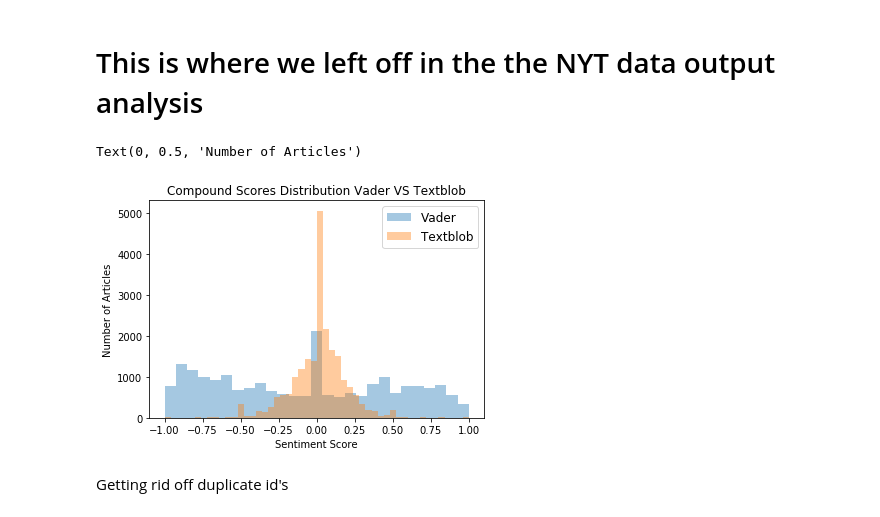
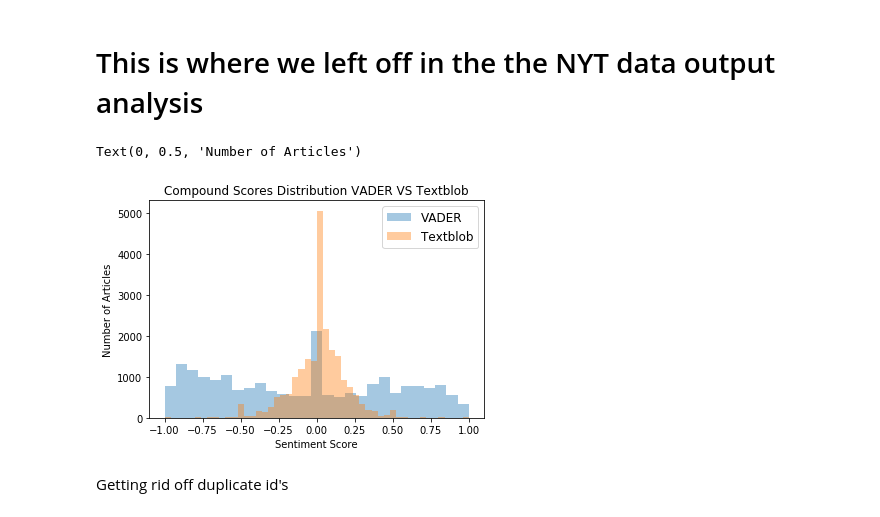
Before and after one commit to gcarvajal1222/Sentiment-Analysis-NYT-Immigration-Articles, a Jupyter notebook: Retraining Words NYT.ipynb, the cells around one changed output. Saved outputs shown, nothing was run; the diff lists cells and outputs as text; code cells hidden in the pictures.

```diff
--- a/Retraining Words NYT.ipynb
+++ b/Retraining Words NYT.ipynb
@@ -84,20 +84,20 @@ df_first_run = pd.read_excel("NYT_data_1980_to_2020_V2.xlsx")
 # This is where we left off in the the NYT data output analysis
 # %%
 
-sns.distplot(df_first_run['compound_scores_vader'],  kde=False, label='Vader')
+sns.distplot(df_first_run['compound_scores_vader'],  kde=False, label='VADER')
 
 #df =gapminder[gapminder.continent == 'Americas']
 sns.distplot(df_first_run['sentiment_scores_textblob'],  kde=False,label='Textblob')
 
 
 # Plot formatting
 plt.legend(prop={'size': 12})
-plt.title('Compound Scores Distribution Vader VS Textblob')
+plt.title('Compound Scores Distribution VADER VS Textblob')
 plt.xlabel('Sentiment Score')
 plt.ylabel('Number of Articles')
 # %% [output]
 Text(0, 0.5, 'Number of Articles')
-[figure, old version]
+[figure, new version]
 # %%
 df = pd.read_csv('Sentiment-Analysis-NYT-Articlesdir\\allNYTSearch1980to2020.txt', sep = "\t", encoding = 'iso-8859-1')
 # %% [markdown]
```
Also changed, not shown: 1 other file.
